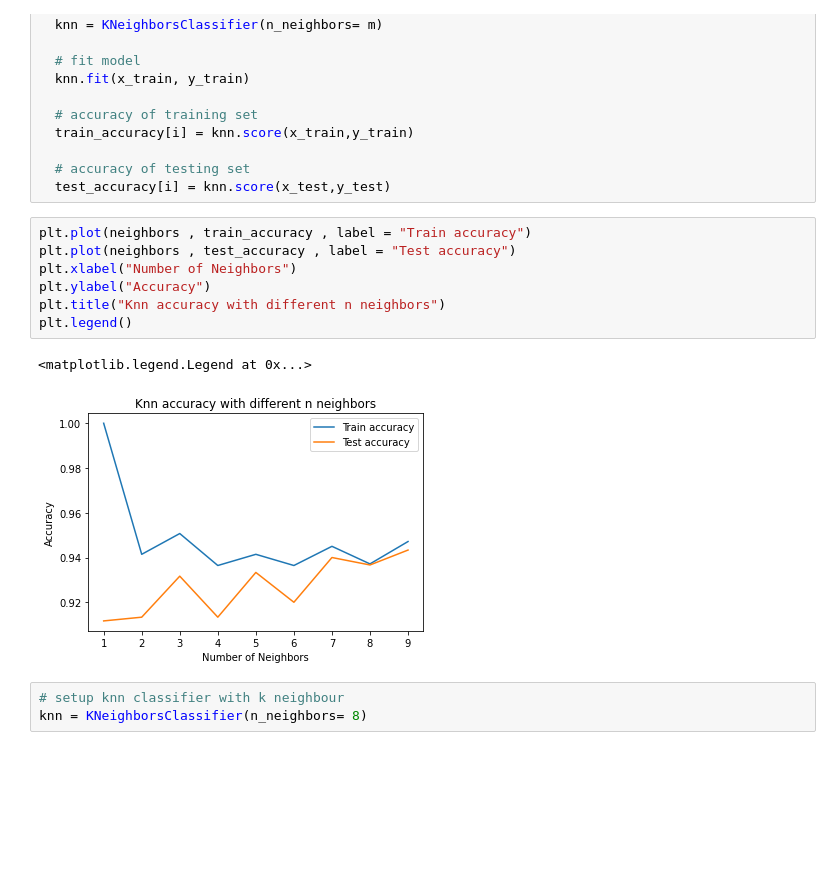
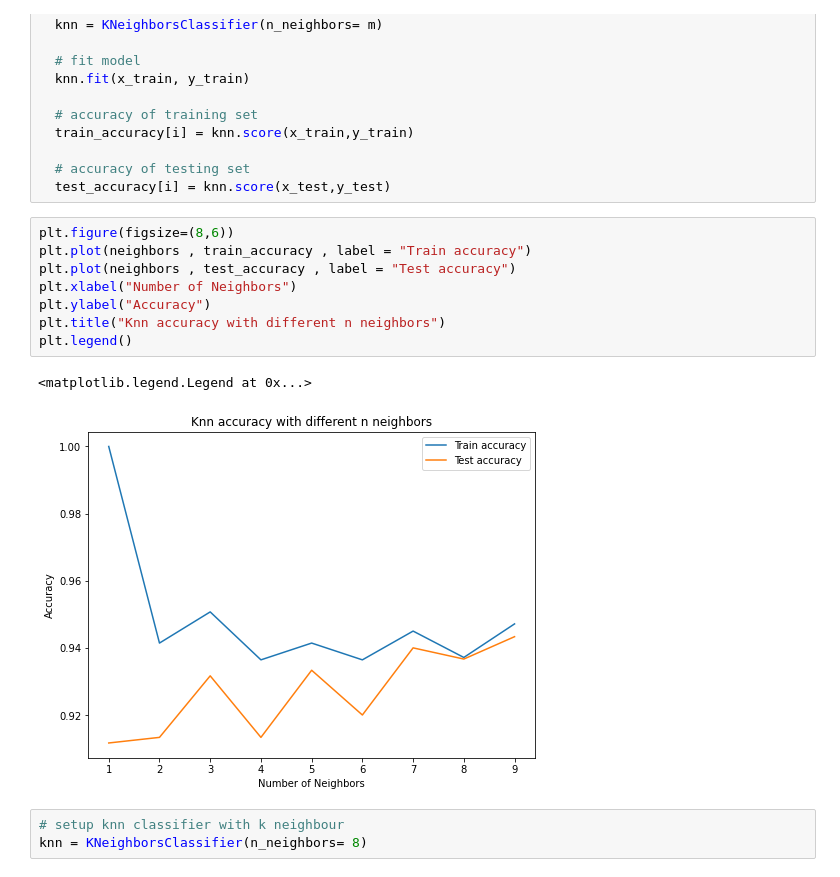
Before and after one commit to milanajudiya/Mobile_Price_Range_Prediction, a Jupyter notebook: Mobile_Price_Range_Prediction.ipynb, the cells around one changed output. Saved outputs shown, nothing was run; the diff lists cells and outputs as text; blank space fills up the shorter version.

```diff
--- a/Mobile_Price_Range_Prediction.ipynb
+++ b/Mobile_Price_Range_Prediction.ipynb
@@ -411,15 +416,16 @@ for i,m in enumerate(neighbors):
   # accuracy of testing set
   test_accuracy[i] = knn.score(x_test,y_test)
 # %%
+plt.figure(figsize=(8,6))
 plt.plot(neighbors , train_accuracy , label = "Train accuracy")
 plt.plot(neighbors , test_accuracy , label = "Test accuracy")
 plt.xlabel("Number of Neighbors")
 plt.ylabel("Accuracy")
 plt.title("Knn accuracy with different n neighbors")
 plt.legend()
 # %% [output]
 <matplotlib.legend.Legend at 0x...>
-[figure, old version]
+[figure, new version]
 # %%
 # setup knn classifier with k neighbour
 knn = KNeighborsClassifier(n_neighbors= 8)
```
Also changed, not shown: parts of 15 cells of this notebook.
